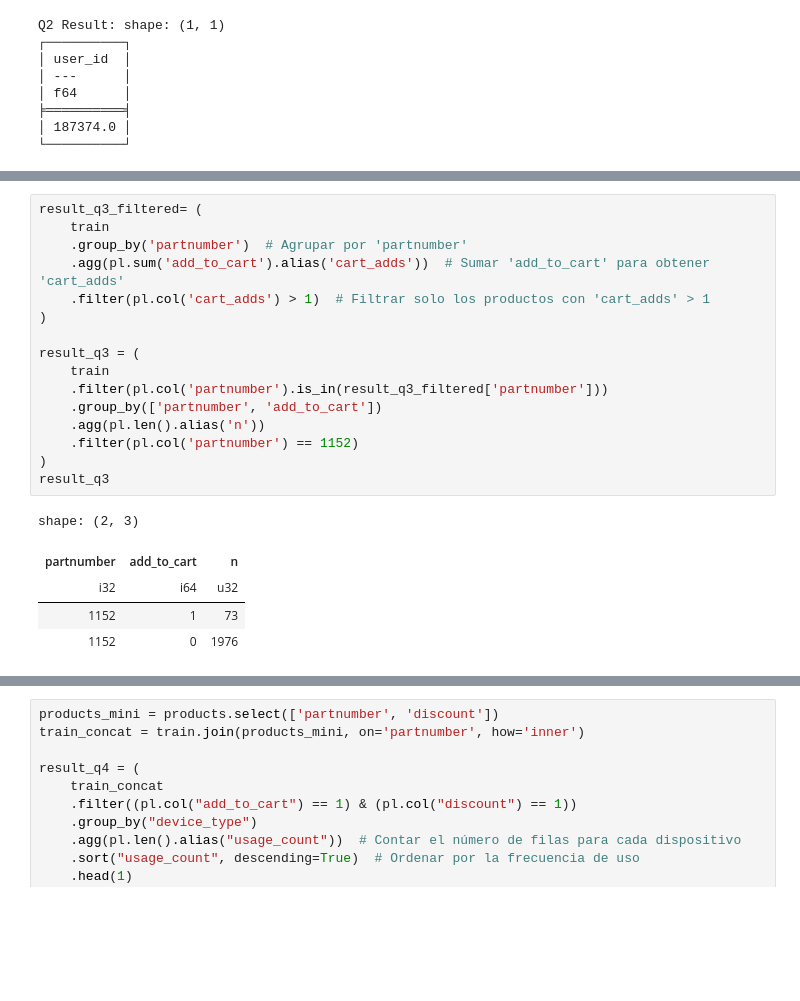
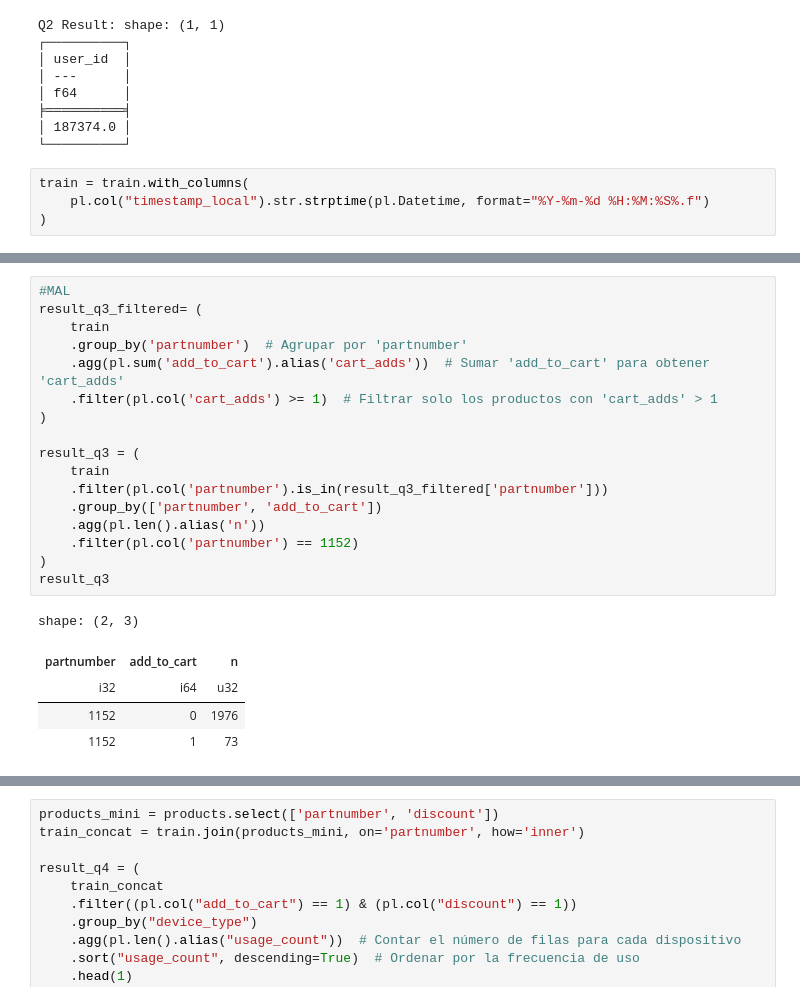
Before and after one commit to pablopertusa/inditex-hackathon, a Jupyter notebook: src/data/task1.ipynb, the cells around one changed output, grey strips where cells are left out. Drawn from its saved outputs; the diff is of its cells as text; blank space fills up the shorter version.

```diff
--- a/src/data/task1.ipynb
+++ b/src/data/task1.ipynb
@@ -81,3 +81,7 @@ Q2 Result: shape: (1, 1)
 ╞══════════╡
 │ 187374.0 │
 └──────────┘
+# %%
+train = train.with_columns(
+    pl.col("timestamp_local").str.strptime(pl.Datetime, format="%Y-%m-%d %H:%M:%S%.f")
+)
@@ -84,23 +135,24 @@ Q2 Result: shape: (1, 1)
 # %%
+#MAL
 result_q3_filtered= (
     train
     .group_by('partnumber')  # Agrupar por 'partnumber'
     .agg(pl.sum('add_to_cart').alias('cart_adds'))  # Sumar 'add_to_cart' para obtener 'cart_adds'
-    .filter(pl.col('cart_adds') > 1)  # Filtrar solo los productos con 'cart_adds' > 1
+    .filter(pl.col('cart_adds') >= 1)  # Filtrar solo los productos con 'cart_adds' > 1
 )
 
 result_q3 = (
     train
     .filter(pl.col('partnumber').is_in(result_q3_filtered['partnumber']))
     .group_by(['partnumber', 'add_to_cart'])
     .agg(pl.len().alias('n'))
     .filter(pl.col('partnumber') == 1152)
 )
 result_q3
 # %% [output]
 shape: (2, 3)
 | partnumber | add_to_cart | n |
 | i32 | i64 | u32 |
+| 1152 | 0 | 1976 |
 | 1152 | 1 | 73 |
-| 1152 | 0 | 1976 |
 # %%
```
Also changed, not shown: parts of 7 cells of this notebook, 2 other files.
